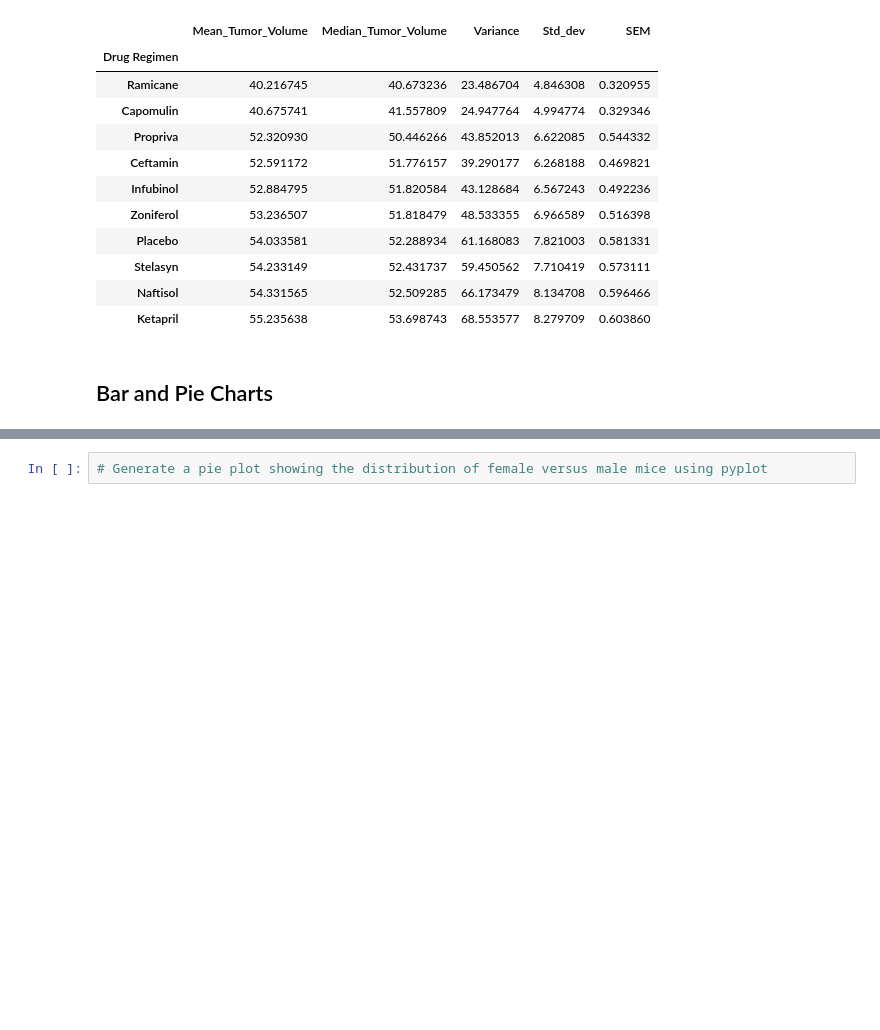
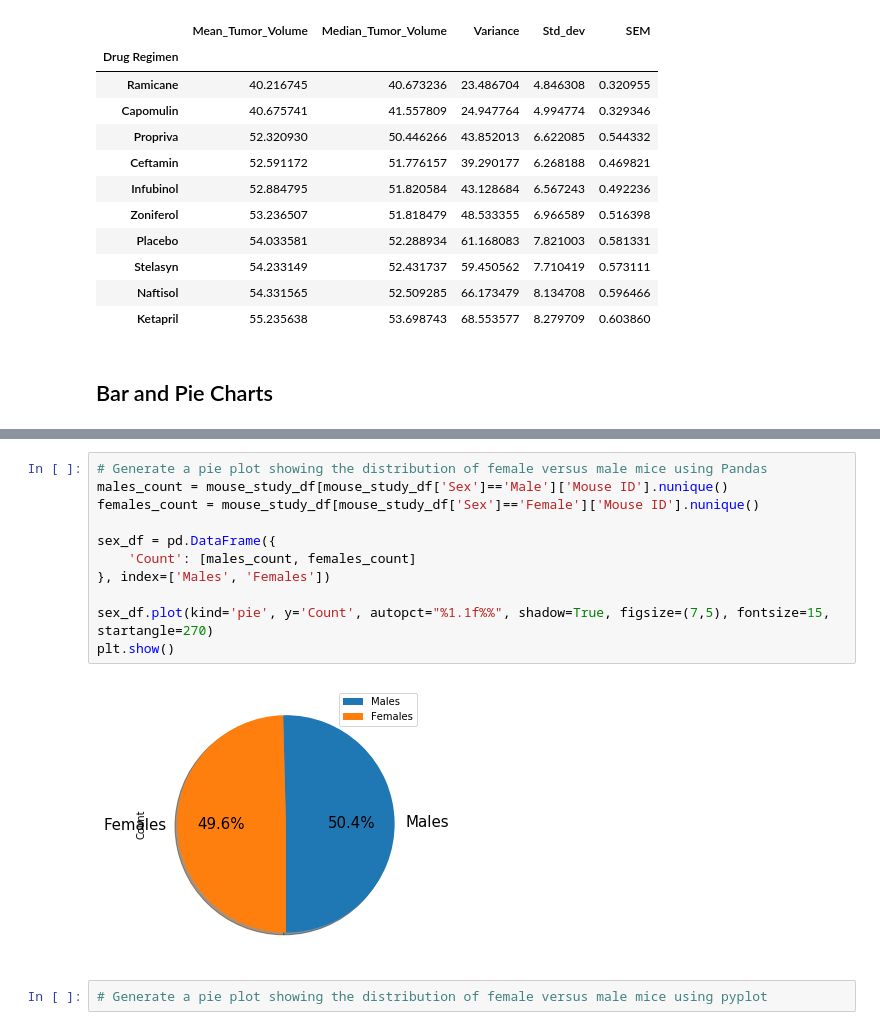
Before and after one commit to JacobTrevithick/matplotlib-challenge, a Jupyter notebook: Pymaceuticals/pymaceuticals_starter.ipynb, the cells around one changed output, grey strips where cells are left out. Saved outputs shown, nothing was run; the diff lists cells and outputs as text; blank space fills up the shorter version.

```diff
--- a/Pymaceuticals/pymaceuticals_starter.ipynb
+++ b/Pymaceuticals/pymaceuticals_starter.ipynb
@@ -158,3 +187,16 @@ AttributeError: 'Rectangle' object has no property 'figsize'
+# %%
+# Generate a pie plot showing the distribution of female versus male mice using Pandas
+males_count = mouse_study_df[mouse_study_df['Sex']=='Male']['Mouse ID'].nunique()
+females_count = mouse_study_df[mouse_study_df['Sex']=='Female']['Mouse ID'].nunique()
+
+sex_df = pd.DataFrame({
+    'Count': [males_count, females_count]
+}, index=['Males', 'Females'])
+
+sex_df.plot(kind='pie', y='Count', autopct="%1.1f%%", shadow=True, figsize=(7,5), fontsize=15, startangle=270)
+plt.show()
+# %% [output]
+[figure, added]
 # %%
 # Generate a pie plot showing the distribution of female versus male mice using pyplot
 # %% [markdown]
```
Also changed, not shown: parts of 5 cells of this notebook.
